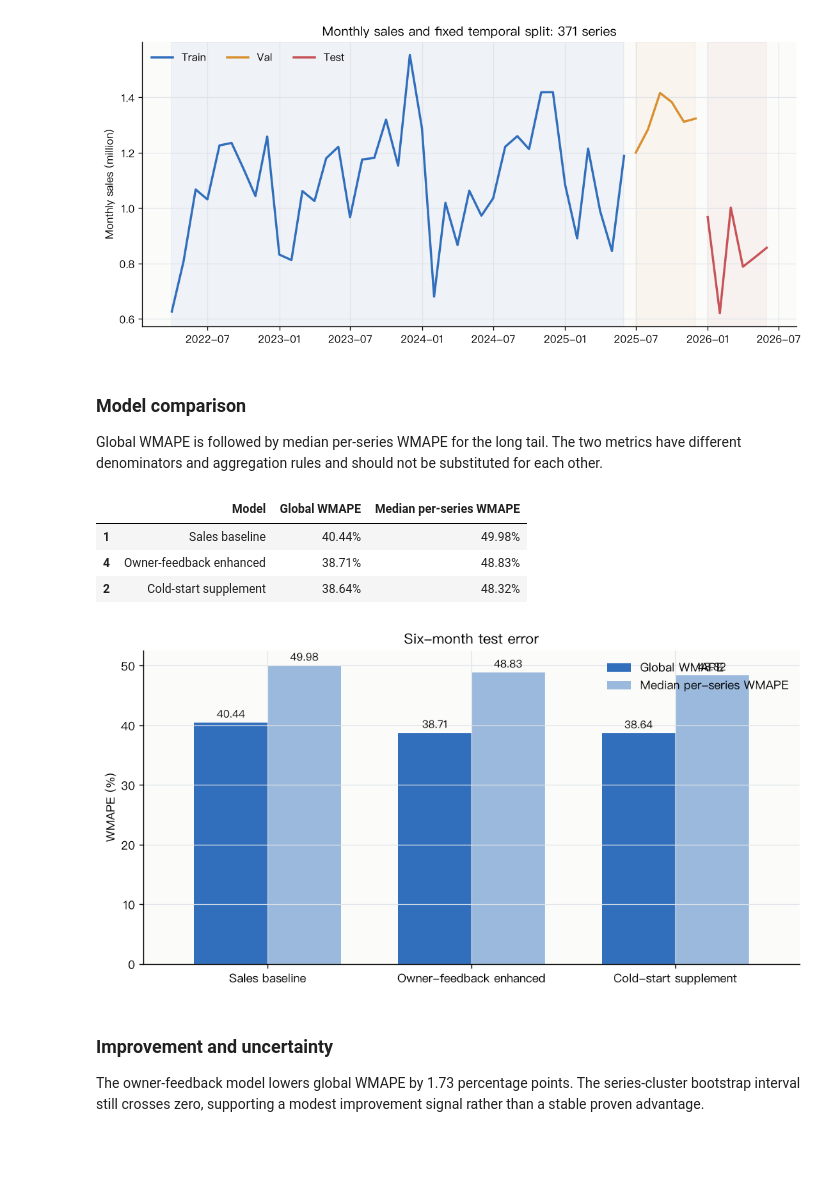
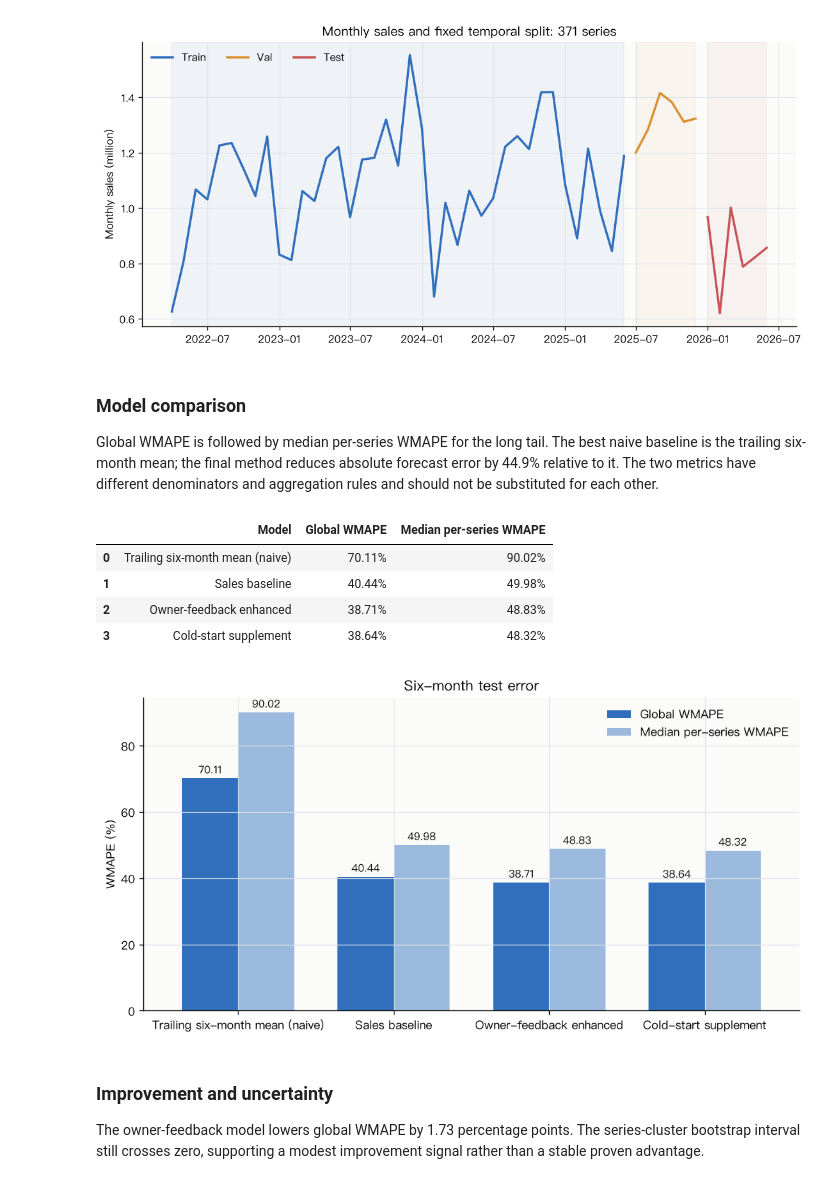
Before and after one commit to Yemyu/china-auto-market-analysis, a Jupyter notebook: notebook/China_Auto_Market_Analysis_EN.ipynb, the cells around one changed output. Drawn from its saved outputs; the diff is of its cells as text; code cells hidden in the pictures; blank space fills up the shorter version.

```diff
--- a/notebook/China_Auto_Market_Analysis_EN.ipynb
+++ b/notebook/China_Auto_Market_Analysis_EN.ipynb
@@ -56,6 +56,7 @@ corpus = read_json(REVIEW_DIR / "target_371_review_corpus_summary.json")
 labels = read_json(REVIEW_DIR / "review_aspect_labels_summary.json")
 temporal = read_json(REVIEW_DIR / "review_feature_temporal_summary.json")
 forecast = pd.read_csv(FORECAST_DIR / "review_feature_ablation_summary.csv", encoding="utf-8-sig")
+benchmark = pd.read_csv(FORECAST_DIR / "forecast_benchmark_comparison.csv", encoding="utf-8-sig")
 robustness = read_json(FORECAST_DIR / "forecast_robustness_summary.json")
 cold = read_json(FORECAST_DIR / "cold_start_launch_curve_summary.json")
 config = pd.read_csv(PRODUCT_DIR / "config_attribution_ablation.csv")
@@ -135,40 +136,48 @@ plt.show()
 # %% [markdown]
 ### Model comparison
 
-Global WMAPE is followed by median per-series WMAPE for the long tail. The two metrics have different denominators and aggregation rules and should not be substituted for each other.
+Global WMAPE is followed by median per-series WMAPE for the long tail. The best naive baseline is the trailing six-month mean; the final method reduces absolute forecast error by 44.9% relative to it. The two metrics have different denominators and aggregation rules and should not be substituted for each other.
 # %%
 model_name = "方案" if ZH else "Model"
 global_name = "全局 WMAPE" if ZH else "Global WMAPE"
 median_name = "逐车系中位数 WMAPE" if ZH else "Median per-series WMAPE"
 names = {
     "BASE": "销量基线" if ZH else "Sales baseline",
     "REVIEW_RICH_FIXED": "用户口碑增强" if ZH else "Owner-feedback enhanced",
 }
 main = forecast[forecast.version.isin(names)].copy()
 main[model_name] = main.version.map(names)
 main = main[[model_name, "global_volume_weighted_WMAPE", "median_per_series_WMAPE"]]
 main.columns = [model_name, global_name, median_name]
+naive = benchmark.loc[benchmark.method.eq("ROLLING_MEAN_6")].iloc[0]
+main.loc[-1] = [
+    "最近6个月均值（朴素）" if ZH else "Trailing six-month mean (naive)",
+    naive["global_volume_weighted_WMAPE"],
+    naive["median_per_series_WMAPE"],
+]
+main = main.sort_index().reset_index(drop=True)
 main.loc[len(main)] = [
     "冷启动补充" if ZH else "Cold-start supplement",
     cold["hybrid_full371_global_WMAPE"],
     cold["hybrid_full371_median_per_series_WMAPE"],
 ]
 display(main.style.format({global_name: "{:.2f}%", median_name: "{:.2f}%"}))
 ax = main.set_index(model_name).plot.bar(
     color=[COLORS["blue"], COLORS["light"]], width=0.72, figsize=(10, 4.8))
 ax.set(title=("六个月测试集误差" if ZH else "Six-month test error"),
        xlabel="", ylabel="WMAPE (%)")
 ax.tick_params(axis="x", rotation=0)
 ax.legend(frameon=False)
 for container in ax.containers:
     ax.bar_label(container, fmt="%.2f", padding=3, fontsize=9)
 plt.show()
 # %% [output]
 |  | Model | Global WMAPE | Median per-series WMAPE |
+| 0 | Trailing six-month mean (naive) | 70.11% | 90.02% |
 | 1 | Sales baseline | 40.44% | 49.98% |
-| 4 | Owner-feedback enhanced | 38.71% | 48.83% |
-| 2 | Cold-start supplement | 38.64% | 48.32% |
+| 2 | Owner-feedback enhanced | 38.71% | 48.83% |
+| 3 | Cold-start supplement | 38.64% | 48.32% |
-[figure, old version]
+[figure, new version]
 # %% [markdown]
 ### Improvement and uncertainty
 
```
Also changed, not shown: 19 other files.
